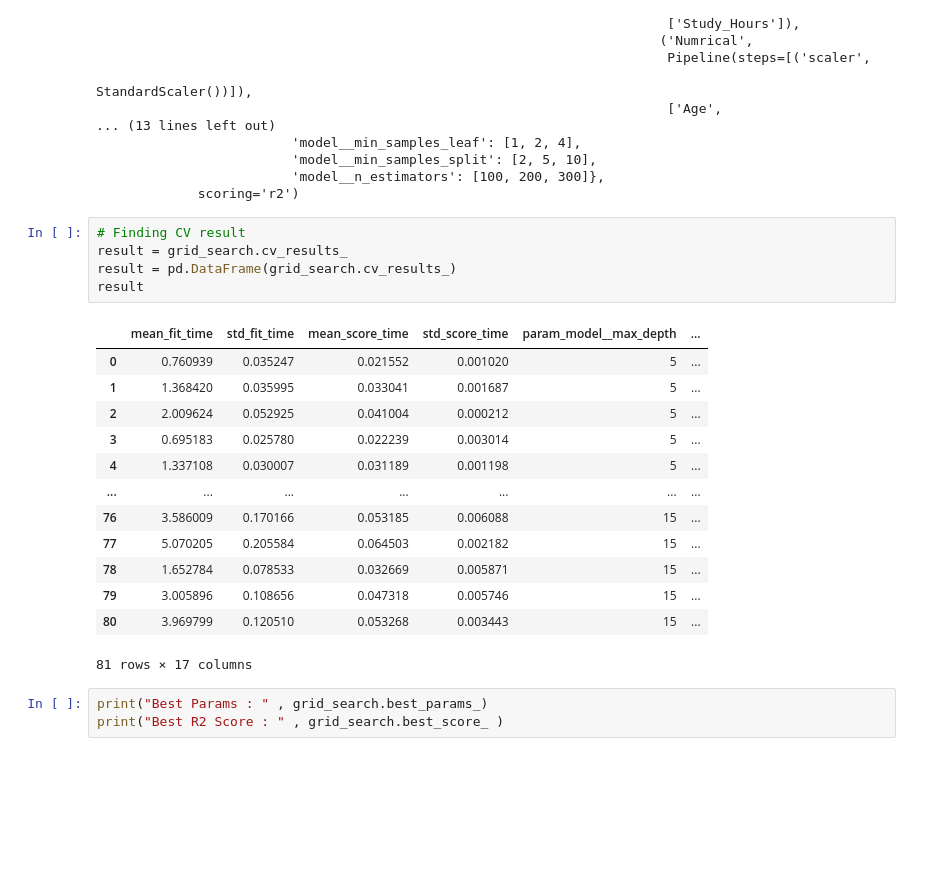
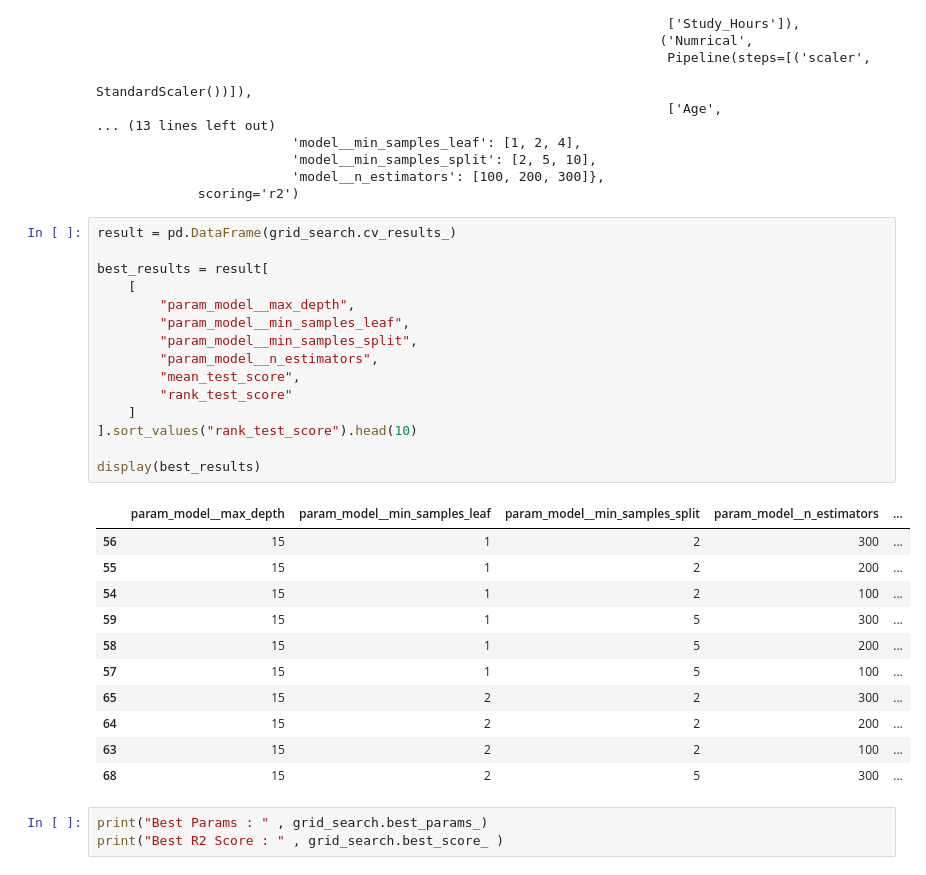
Before and after one commit to Sumit-Kumar-17013/Mental-Heath-Score-In-ML, a Jupyter notebook: Mental Health.ipynb, the cells around one changed output. Cells and saved outputs as stored; diff of their text form; blank space fills up the shorter version.

Commit message:
Fix Random Forest GridSearchCV

```diff
--- a/Mental Health.ipynb
+++ b/Mental Health.ipynb
@@ -666,24 +666,32 @@ GridSearchCV(cv=5,
                          'model__n_estimators': [100, 200, 300]},
              scoring='r2')
 # %%
-# Finding CV result
-result = grid_search.cv_results_
 result = pd.DataFrame(grid_search.cv_results_)
-result
+
+best_results = result[
+    [
+        "param_model__max_depth",
+        "param_model__min_samples_leaf",
+        "param_model__min_samples_split",
+        "param_model__n_estimators",
+        "mean_test_score",
+        "rank_test_score"
+    ]
+].sort_values("rank_test_score").head(10)
+
+display(best_results)
 # %% [output]
-|  | mean_fit_time | std_fit_time | mean_score_time | std_score_time | param_model__max_depth | ... |
-| 0 | 0.760939 | 0.035247 | 0.021552 | 0.001020 | 5 | ... |
-| 1 | 1.368420 | 0.035995 | 0.033041 | 0.001687 | 5 | ... |
-| 2 | 2.009624 | 0.052925 | 0.041004 | 0.000212 | 5 | ... |
-| 3 | 0.695183 | 0.025780 | 0.022239 | 0.003014 | 5 | ... |
-| 4 | 1.337108 | 0.030007 | 0.031189 | 0.001198 | 5 | ... |
-| ... | ... | ... | ... | ... | ... | ... |
-| 76 | 3.586009 | 0.170166 | 0.053185 | 0.006088 | 15 | ... |
-| 77 | 5.070205 | 0.205584 | 0.064503 | 0.002182 | 15 | ... |
-| 78 | 1.652784 | 0.078533 | 0.032669 | 0.005871 | 15 | ... |
-| 79 | 3.005896 | 0.108656 | 0.047318 | 0.005746 | 15 | ... |
-| 80 | 3.969799 | 0.120510 | 0.053268 | 0.003443 | 15 | ... |
+|  | param_model__max_depth | param_model__min_samples_leaf | param_model__min_samples_split | param_model__n_estimators | ... |
+| 56 | 15 | 1 | 2 | 300 | ... |
+| 55 | 15 | 1 | 2 | 200 | ... |
+| 54 | 15 | 1 | 2 | 100 | ... |
+| 59 | 15 | 1 | 5 | 300 | ... |
+| 58 | 15 | 1 | 5 | 200 | ... |
+| 57 | 15 | 1 | 5 | 100 | ... |
+| 65 | 15 | 2 | 2 | 300 | ... |
+| 64 | 15 | 2 | 2 | 200 | ... |
+| 63 | 15 | 2 | 2 | 100 | ... |
+| 68 | 15 | 2 | 5 | 300 | ... |
-81 rows × 17 columns
 # %%
 print("Best Params : " , grid_search.best_params_)
 print("Best R2 Score : " , grid_search.best_score_ )
```
Also changed, not shown: parts of 3 cells of this notebook.
